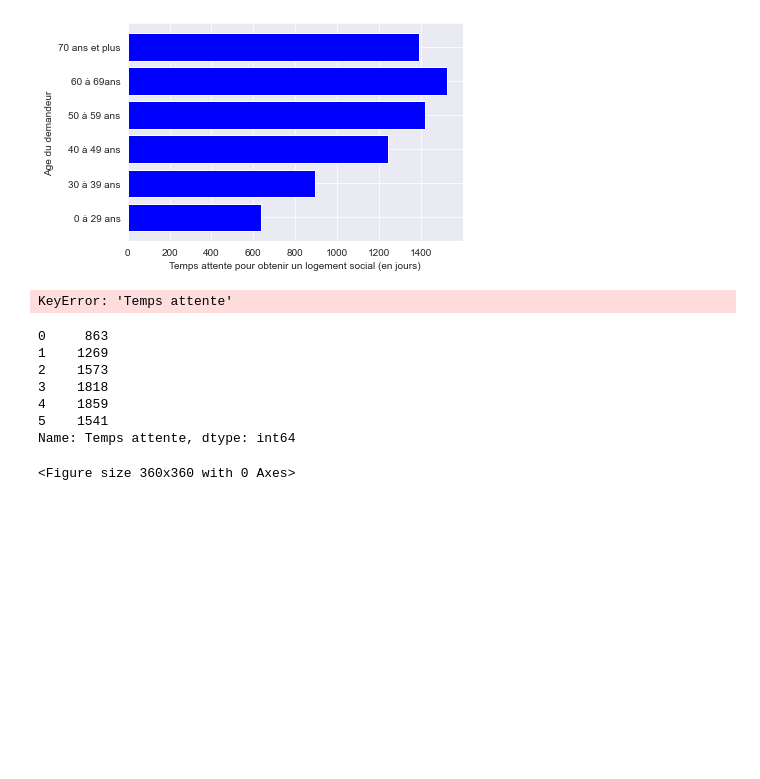
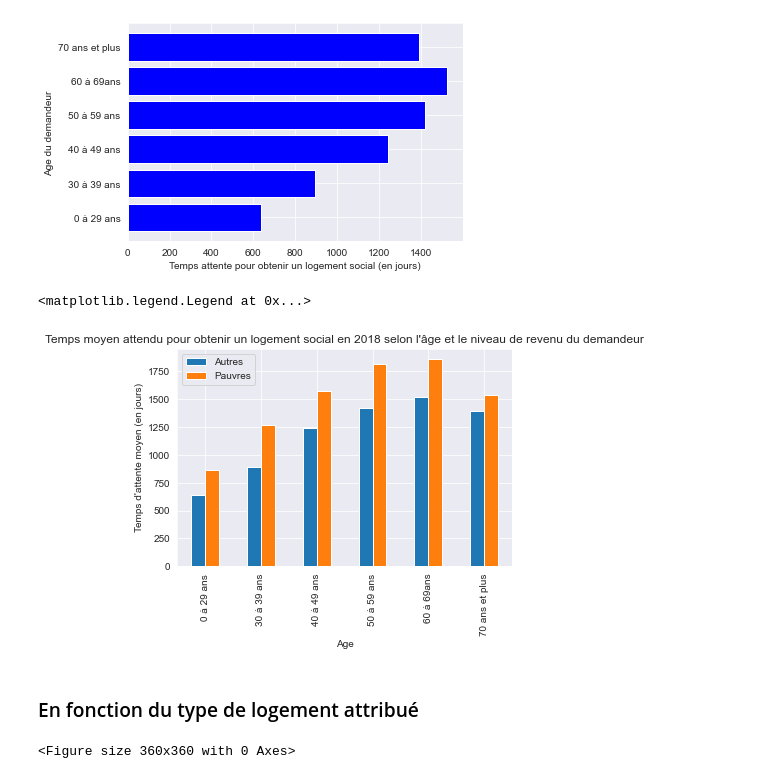
Before and after one commit to cmllbll/Social-Housing-in-France, a Jupyter notebook: Temps d'attente.ipynb, the cells around one changed output. Drawn from its saved outputs; the diff is of its cells as text; code cells hidden in the pictures; blank space fills up the shorter version.

Commit message:
Temps d'attente

```diff
--- a/Temps d'attente.ipynb
+++ b/Temps d'attente.ipynb
@@ -671,25 +667,21 @@ plt.ylabel('Age du demandeur')
 # %% [output]
 Text(0, 0.5, 'Age du demandeur')
 [figure]
-# %%
-dfplotp=dfplotp['Temps attente']
-dfplota=dfplota['Temps attente']
-# %%
-index = dfd1['Age']
-df = pd.DataFrame({'Pauvres': dfplotp,'Autres': dfplota}, index=index)
-ax = df.plot.bar(rot=0)
-# %% [output]
-KeyError: 'Temps attente'
-# %%
-dfplotp
-# %% [output]
-0     863
-1    1269
-2    1573
-3    1818
-4    1859
-5    1541
-Name: Temps attente, dtype: int64
+# %%
+dfplotp['Key'] = 'Pauvres'
+dfplota['Key'] = 'Autres'
+
+DF = pd.concat([dfplotp,dfplota],keys=['Pauvres','Autres'])
+
+DFGroup = DF.groupby(['Age','Key'])
+
+DFGPlot = DFGroup.sum().unstack('Key').plot(kind='bar', ylabel='Temps d\'attente moyen (en jours)', title='Temps moyen attendu pour obtenir un logement social en 2018 selon l\'âge et le niveau de revenu du demandeur')
+plt.legend(['Autres', 'Pauvres'], loc='upper left')
+# %% [output]
+<matplotlib.legend.Legend at 0x...>
+[figure, added]
+# %% [markdown]
+### En fonction du type de logement attribué
 # %%
 attente3=dfd1[[ "Type du logement attribué", "Temps attente"]]
 dfplot3 = attente3.groupby('Type du logement attribué').mean()
```
Also changed, not shown: parts of 3 cells of this notebook.
